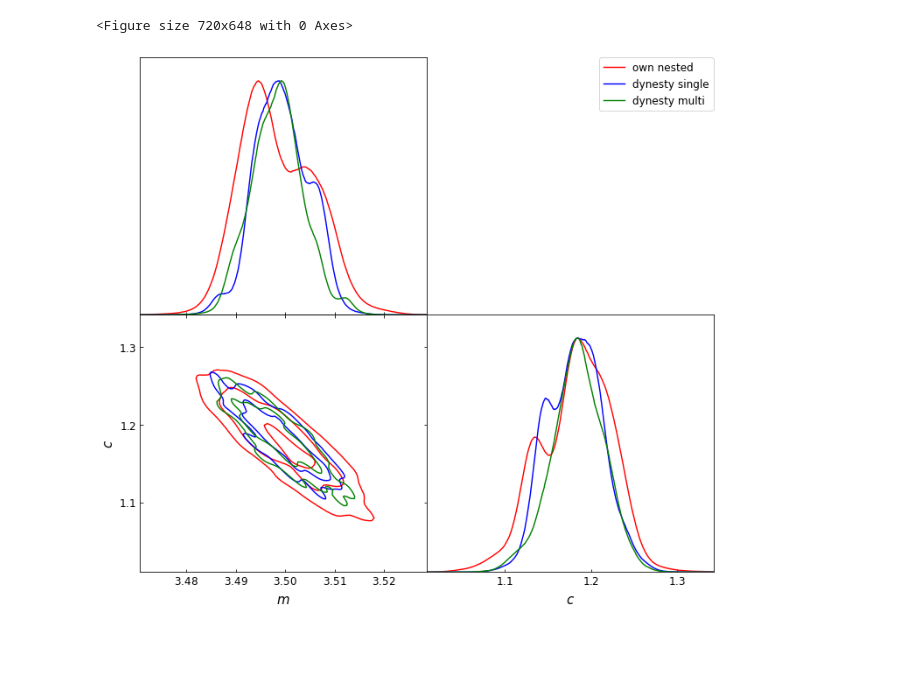
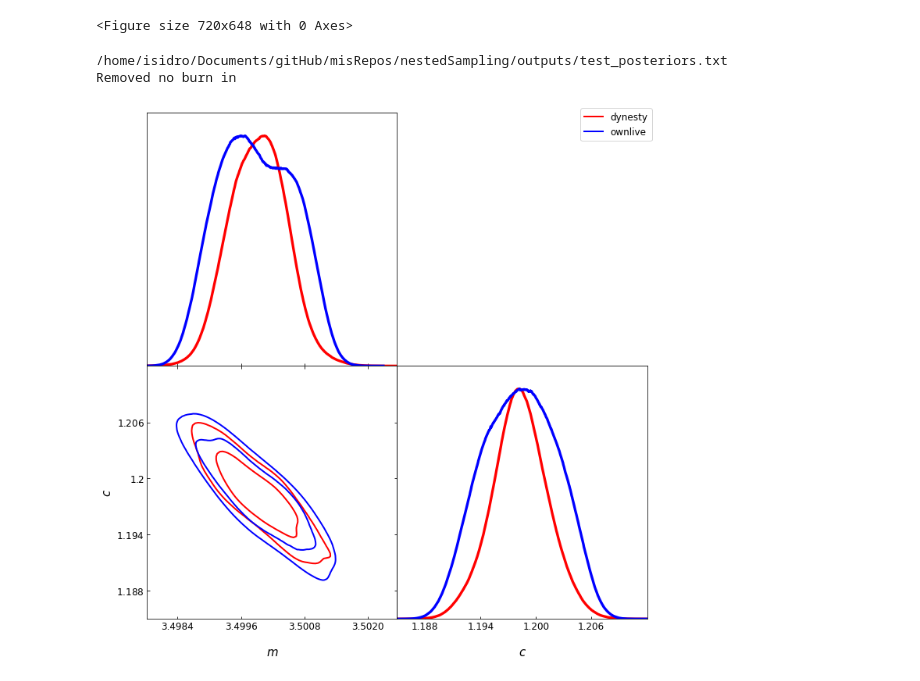
Before and after one commit to igomezv/nestedSampling, a Jupyter notebook: ownNestedVsDynestyChains.ipynb, the cells around one changed output. Saved outputs shown, nothing was run; the diff lists cells and outputs as text; code cells hidden in the pictures; blank space fills up the shorter version.

Commit message:
testing outputs

```diff
--- a/ownNestedVsDynestyChains.ipynb
+++ b/ownNestedVsDynestyChains.ipynb
@@ -16,35 +16,35 @@ matplotlib.use('TkAgg')
 # %%
 #dir_name = '/home/isidro/SuperMC/chains/owaChains1'
 #dir_name = '/home/isidro/SuperMC_fork_20nov/april/chains'
-dir_name = '/home/isidro/Documents/gitHub/misRepos/nestedSampling'
+dir_name = '/home/isidro/Documents/gitHub/misRepos/nestedSampling/outputs'
 
-roots = ['output', 'dynestySamples', 'dynestySamples2']
+roots = ['dynestySamples', 'test_posteriors']
 #roots = ['dynestySamples']
 #
 # roots = ['owaCDM_phy_BBAO+HD_nested_dynesty_multi']
 # %%
 g= plots.getSinglePlotter(chain_dir = dir_name, width_inch= 10,
-                          ratio = 0.9, scaling=2,
-                          analysis_settings={'smooth_scale_2D': 0.3,
-                                             'smooth_scale_1D': 0.3,
-                                             'ignore_rows': 0.})
+                          ratio = 0.9, analysis_settings={'smooth_scale_2D': 0.5,
+                          'smooth_scale_1D': 0.5, 'ignore_rows': 0.0})
 # %% [output]
 <Figure size 720x648 with 0 Axes>
 # %%
 #g.settings.axes_fontsize = 5
 g.settings.lab_fontsize = 15
 g.settings.legend_fontsize = 12
 g.settings.axes_fontsize = 12
 
 g.triangle_plot(roots, ['m', 'c'],
                 diag1d_kwargs={'colors':['red','blue', 'green']},
                 colors=['red','blue', 'green'],
-                legend_labels=['own nested', 'dynesty single', 'dynesty multi'],
+                legend_labels=['dynesty', 'ownlive'],
                 filled = False,
                 shaded=False)
 
 
-plt.savefig(dir_name+'/comparisonOwnvsDynesty_10milit_200lp3sm.png', dpi=300)
+# plt.savefig(dir_name+'/comparisonOwnvsDynestyWithTrick.png', dpi=100)
 plt.show()
 # %% [output]
+/home/isidro/Documents/gitHub/misRepos/nestedSampling/outputs/test_posteriors.txt
+Removed no burn in
-[figure, old version]
+[figure, new version]
```
Also changed, not shown: 1 other file.
